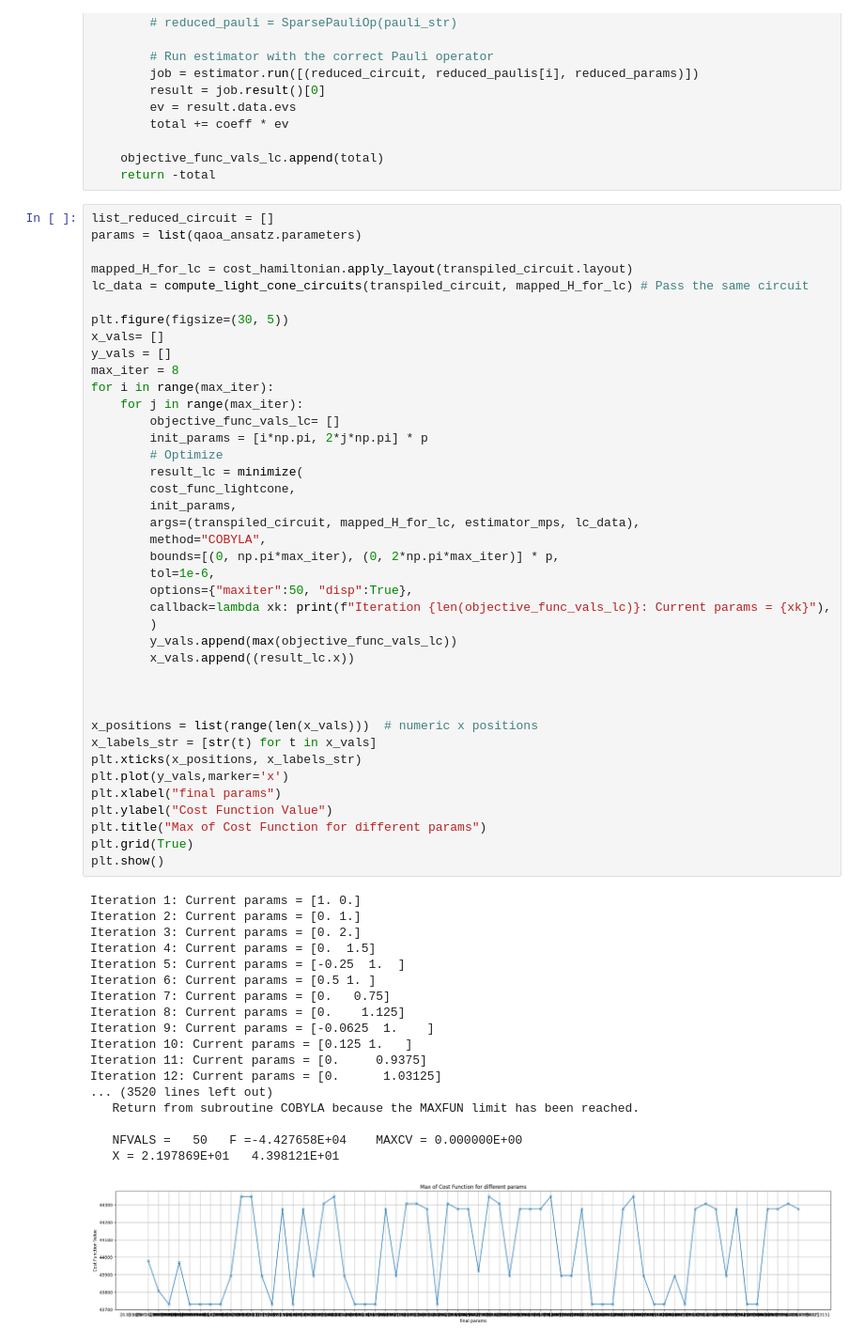
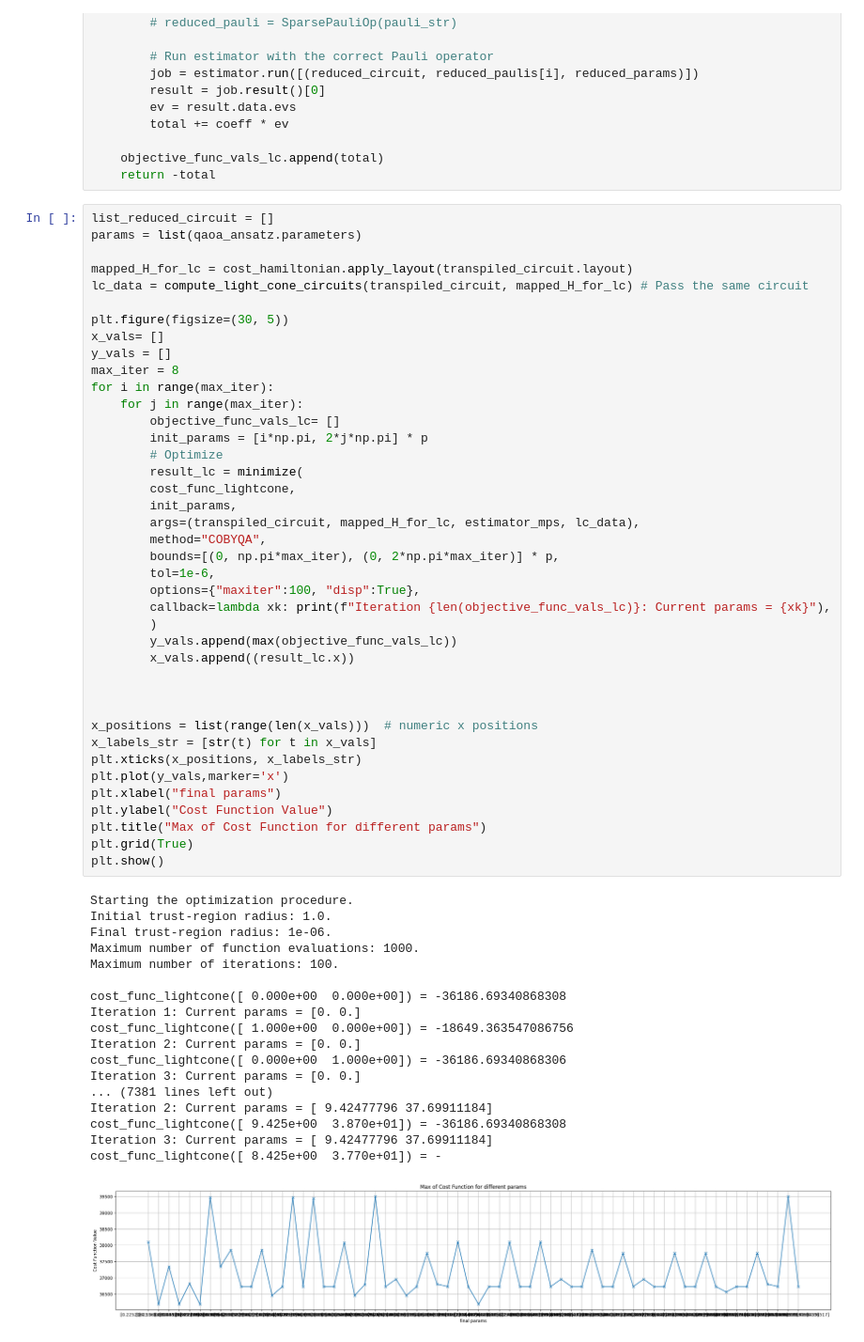
Before and after one commit to jhoule42/xQAOA_unit_commitment, a Jupyter notebook: ibrahim_test.ipynb, the cells around one changed output. Shown at 94% size. Drawn from its saved outputs; the diff is of its cells as text.

Commit message:
snapshot results with cobyqa optimization

```diff
--- a/ibrahim_test.ipynb
+++ b/ibrahim_test.ipynb
@@ -217,52 +217,52 @@ y_vals = []
 max_iter = 8
 for i in range(max_iter):
     for j in range(max_iter):
         objective_func_vals_lc= []
         init_params = [i*np.pi, 2*j*np.pi] * p
         # Optimize
         result_lc = minimize(
         cost_func_lightcone,
         init_params,
         args=(transpiled_circuit, mapped_H_for_lc, estimator_mps, lc_data),
-        method="COBYLA",
+        method="COBYQA",
         bounds=[(0, np.pi*max_iter), (0, 2*np.pi*max_iter)] * p,
         tol=1e-6,
-        options={"maxiter":50, "disp":True},
+        options={"maxiter":100, "disp":True},
         callback=lambda xk: print(f"Iteration {len(objective_func_vals_lc)}: Current params = {xk}"),
         )
         y_vals.append(max(objective_func_vals_lc))
         x_vals.append((result_lc.x))
 
 
 
 x_positions = list(range(len(x_vals)))  # numeric x positions
 x_labels_str = [str(t) for t in x_vals]
 plt.xticks(x_positions, x_labels_str)
 plt.plot(y_vals,marker='x')
 plt.xlabel("final params")
 plt.ylabel("Cost Function Value")
 plt.title("Max of Cost Function for different params")
 plt.grid(True)
 plt.show()
 # %% [output]
-Iteration 1: Current params = [1. 0.]
-Iteration 2: Current params = [0. 1.]
-Iteration 3: Current params = [0. 2.]
-Iteration 4: Current params = [0.  1.5]
-Iteration 5: Current params = [-0.25  1.  ]
-Iteration 6: Current params = [0.5 1. ]
-Iteration 7: Current params = [0.   0.75]
-Iteration 8: Current params = [0.    1.125]
-Iteration 9: Current params = [-0.0625  1.    ]
-Iteration 10: Current params = [0.125 1.   ]
-Iteration 11: Current params = [0.     0.9375]
-Iteration 12: Current params = [0.      1.03125]
-... (3520 lines left out)
-   Return from subroutine COBYLA because the MAXFUN limit has been reached.
+Starting the optimization procedure.
+Initial trust-region radius: 1.0.
+Final trust-region radius: 1e-06.
+Maximum number of function evaluations: 1000.
+Maximum number of iterations: 100.
 
-   NFVALS =   50   F =-4.427658E+04    MAXCV = 0.000000E+00
-   X = 2.197869E+01   4.398121E+01
+cost_func_lightcone([ 0.000e+00  0.000e+00]) = -36186.69340868308
+Iteration 1: Current params = [0. 0.]
+cost_func_lightcone([ 1.000e+00  0.000e+00]) = -18649.363547086756
+Iteration 2: Current params = [0. 0.]
+cost_func_lightcone([ 0.000e+00  1.000e+00]) = -36186.69340868306
+Iteration 3: Current params = [0. 0.]
+... (7381 lines left out)
+Iteration 2: Current params = [ 9.42477796 37.69911184]
+cost_func_lightcone([ 9.425e+00  3.870e+01]) = -36186.69340868308
+Iteration 3: Current params = [ 9.42477796 37.69911184]
+cost_func_lightcone([ 8.425e+00  3.770e+01]) = -
-[figure, old version]
+[figure, new version]
 # %%
 #pick out best final param
 
```
Also changed, not shown: parts of 8 cells of this notebook.
